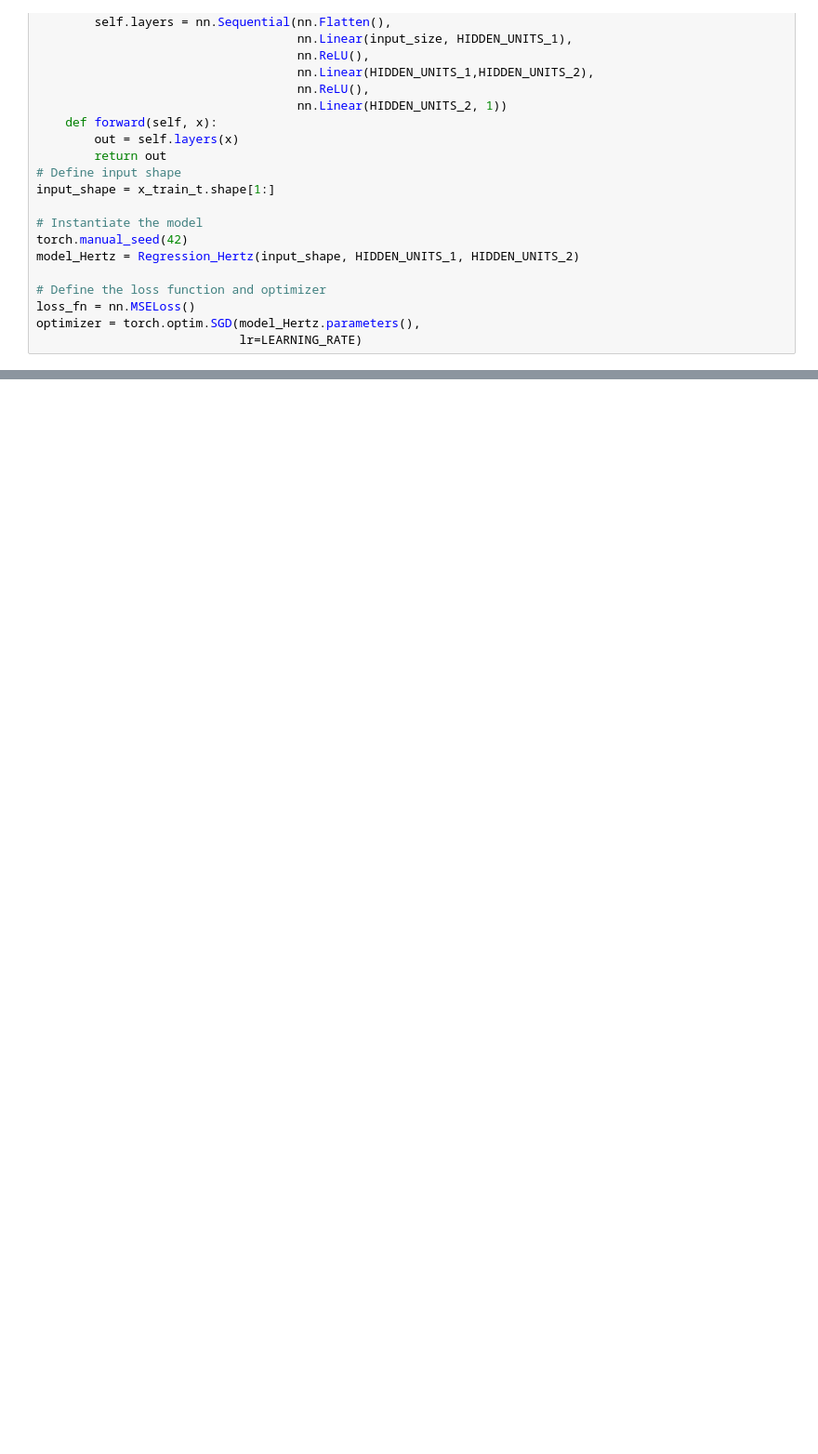
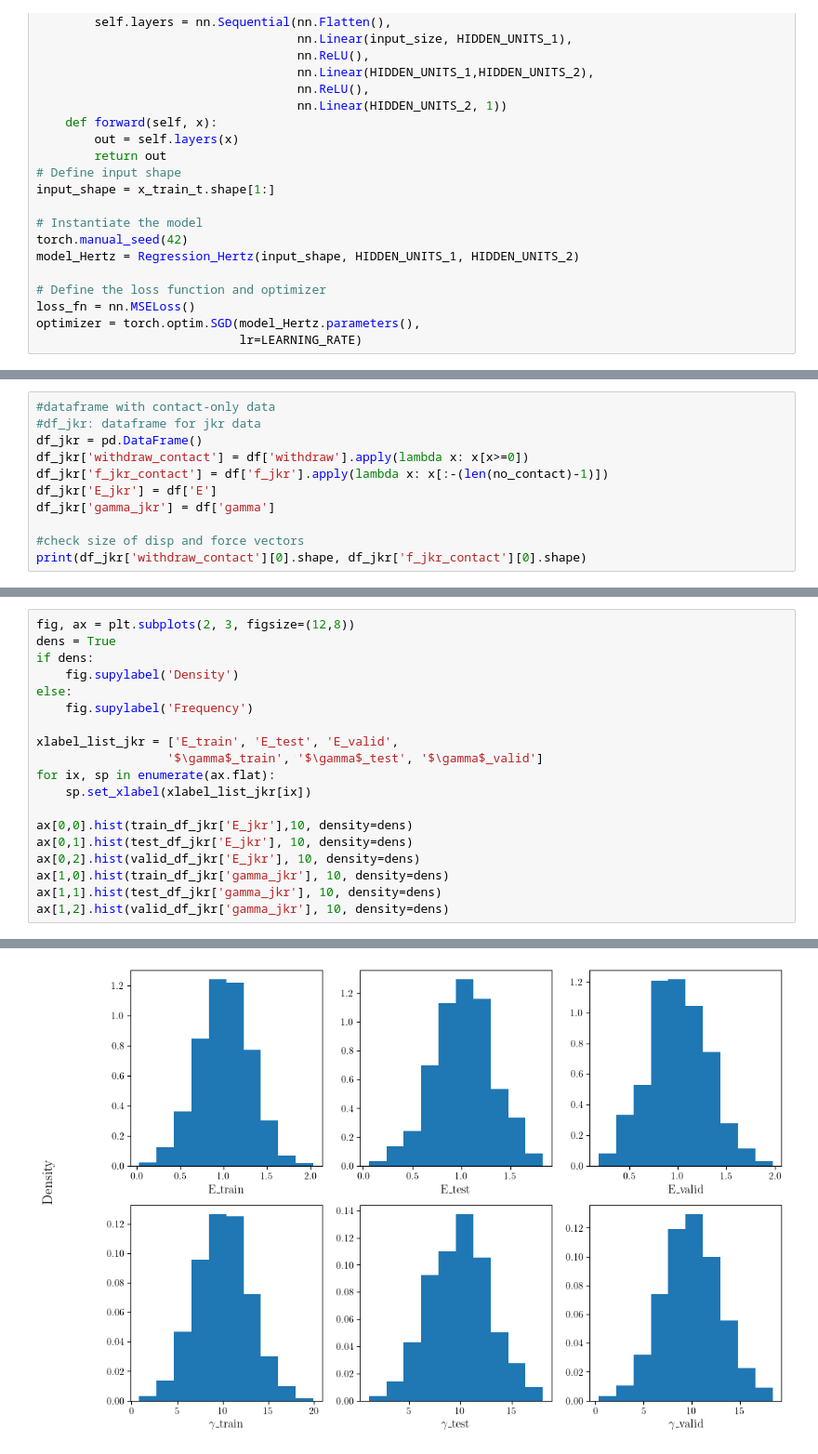
Before and after one commit to luisrlp/contact-surface, a Jupyter notebook: draft.ipynb, the cells around one changed output, grey strips where cells are left out. Shown at 93% size. Saved outputs shown, nothing was run; the diff lists cells and outputs as text; blank space fills up the shorter version.

```diff
--- a/draft.ipynb
+++ b/draft.ipynb
@@ -669,0 +735,11 @@ train_model_Hertz(EPOCHS, model_Hertz, train_loader, valid_loader, loss_fn, opti
+# %%
+#dataframe with contact-only data
+#df_jkr: dataframe for jkr data
+df_jkr = pd.DataFrame()
+df_jkr['withdraw_contact'] = df['withdraw'].apply(lambda x: x[x>=0])
+df_jkr['f_jkr_contact'] = df['f_jkr'].apply(lambda x: x[:-(len(no_contact)-1)])
+df_jkr['E_jkr'] = df['E']
+df_jkr['gamma_jkr'] = df['gamma']
+
+#check size of disp and force vectors
+print(df_jkr['withdraw_contact'][0].shape, df_jkr['f_jkr_contact'][0].shape)
@@ -669,0 +787,20 @@ train_model_Hertz(EPOCHS, model_Hertz, train_loader, valid_loader, loss_fn, opti
+# %%
+fig, ax = plt.subplots(2, 3, figsize=(12,8))
+dens = True
+if dens:
+    fig.supylabel('Density')
+else:
+    fig.supylabel('Frequency')
+
+xlabel_list_jkr = ['E_train', 'E_test', 'E_valid',
+                  '$\gamma$_train', '$\gamma$_test', '$\gamma$_valid']
+for ix, sp in enumerate(ax.flat):
+    sp.set_xlabel(xlabel_list_jkr[ix])
+
+ax[0,0].hist(train_df_jkr['E_jkr'],10, density=dens)
+ax[0,1].hist(test_df_jkr['E_jkr'], 10, density=dens)
+ax[0,2].hist(valid_df_jkr['E_jkr'], 10, density=dens)
+ax[1,0].hist(train_df_jkr['gamma_jkr'], 10, density=dens)
+ax[1,1].hist(test_df_jkr['gamma_jkr'], 10, density=dens)
+ax[1,2].hist(valid_df_jkr['gamma_jkr'], 10, density=dens)
+# %% [output]
@@ -669,0 +813 @@ train_model_Hertz(EPOCHS, model_Hertz, train_loader, valid_loader, loss_fn, opti
+[figure, added]
```
Also changed, not shown: parts of 40 cells of this notebook, 17 other files.
